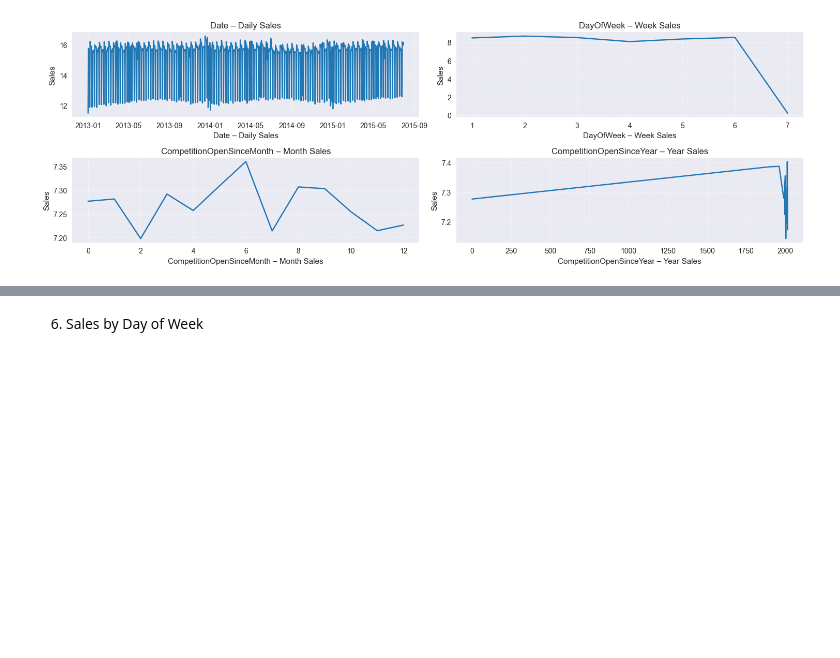
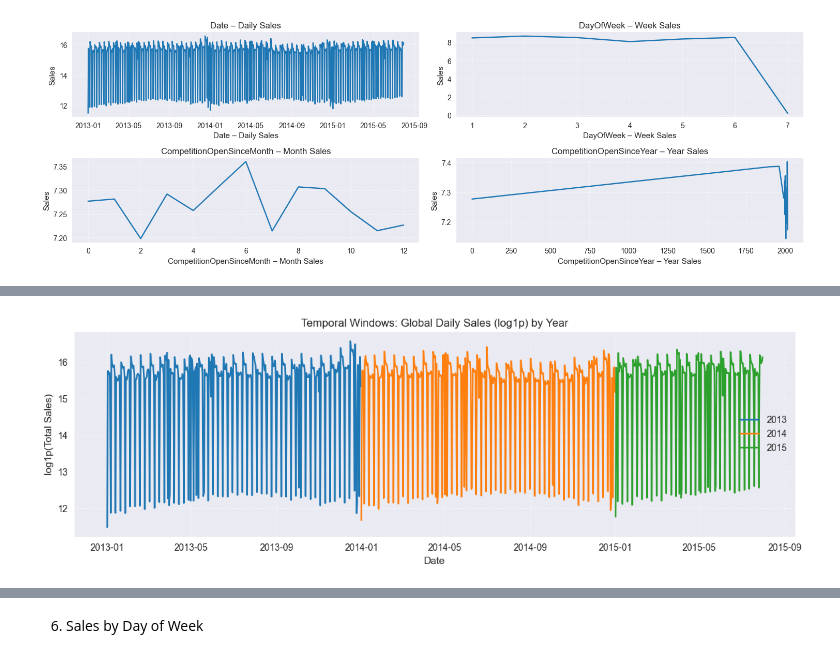
Before and after one commit to vburlay/Rossmann, a Jupyter notebook: notebooks/rossmann_eda.ipynb, the cells around one changed output, grey strips where cells are left out. Saved outputs shown, nothing was run; the diff lists cells and outputs as text; code cells hidden in the pictures; blank space fills up the shorter version.

```diff
--- a/notebooks/rossmann_eda.ipynb
+++ b/notebooks/rossmann_eda.ipynb
@@ -514,0 +534,19 @@ plt.show()
+# %%
+# Global daily aggregated log-sales
+# --- 1) Compare yearly windows ---
+daily_2013 = daily["2013"]
+daily_2014 = daily["2014"]
+daily_2015 = daily["2015"]
+
+plt.figure(figsize=(14, 4))
+plt.plot(daily_2013, label="2013")
+plt.plot(daily_2014, label="2014")
+plt.plot(daily_2015, label="2015")
+plt.title("Temporal Windows: Global Daily Sales (log1p) by Year")
+plt.xlabel("Date")
+plt.ylabel("log1p(Total Sales)")
+plt.grid(True, linestyle="--", alpha=0.4)
+plt.legend()
+plt.show()
+# %% [output]
+[figure, added]
```
Also changed, not shown: parts of 6 cells of this notebook.
